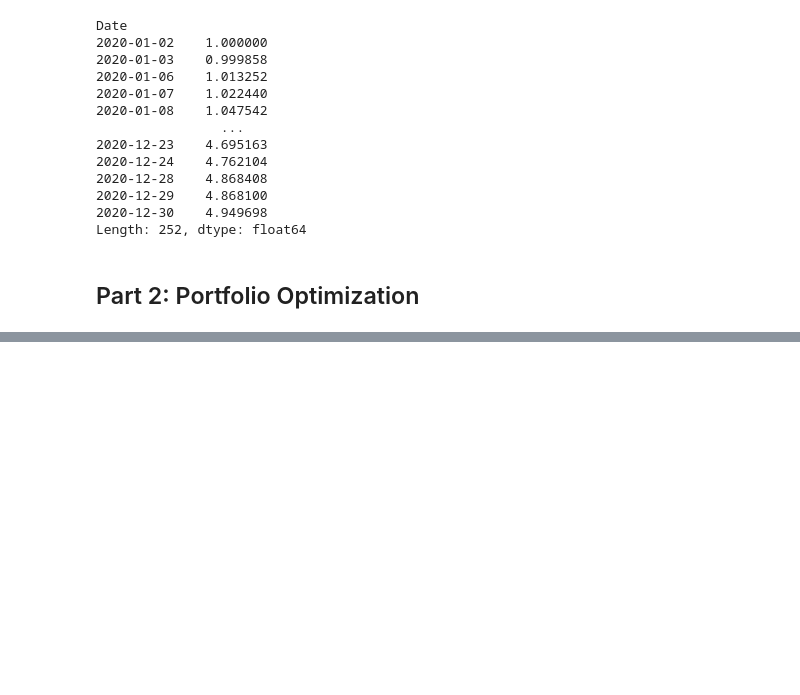
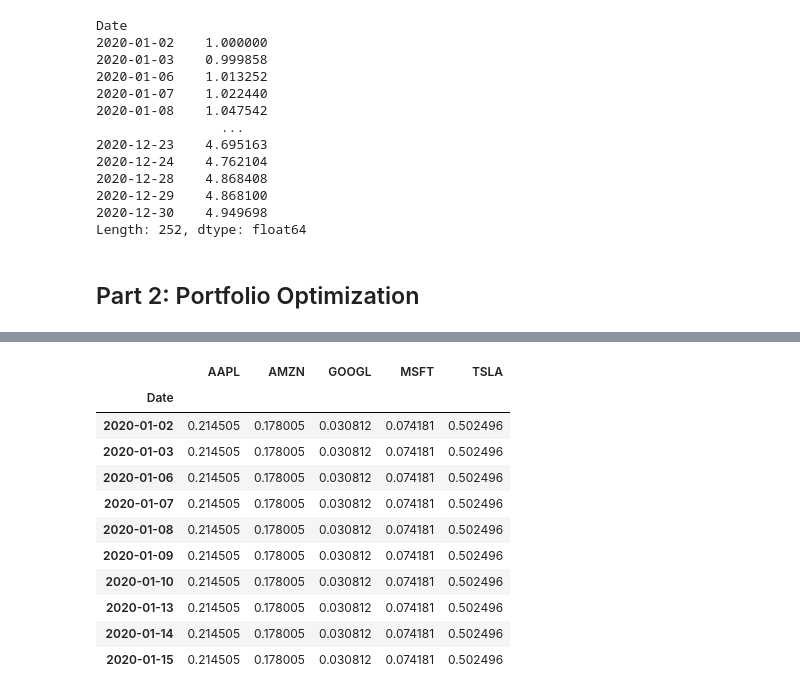
Before and after one commit to AmirGhnbr/smart_beta_portfolio_optimization, a Jupyter notebook: smart_beta_portfolio_optimization.ipynb, the cells around one changed output, grey strips where cells are left out. Drawn from its saved outputs; the diff is of its cells as text; code cells hidden in the pictures; blank space fills up the shorter version.

```diff
--- a/smart_beta_portfolio_optimization.ipynb
+++ b/smart_beta_portfolio_optimization.ipynb
@@ -217,0 +224,29 @@ Length: 252, dtype: float64
+# %%
+def get_covariance_returns(returns):
+    """
+    Calculate covariance matrices.
+
+    Parameters
+    ----------
+    returns : DataFrame
+        Returns for each ticker and date
+
+    Returns
+    -------
+    returns_covariance  : 2 dimensional Ndarray
+        The covariance of the returns
+    """
+    cleaned_returns = returns.fillna(0)
+    returns_covariance = np.cov(cleaned_returns.T)
+
+    return returns_covariance
+# %%
+covariance_returns = get_covariance_returns(returns)
+# %%
+covariance_returns = pd.DataFrame(covariance_returns, returns.columns, returns.columns)
+
+covariance_returns_correlation = np.linalg.inv(np.diag(np.sqrt(np.diag(covariance_returns))))
+covariance_returns_correlation = pd.DataFrame(
+    covariance_returns_correlation.dot(covariance_returns).dot(covariance_returns_correlation),
+    covariance_returns.index,
+    covariance_returns.columns)
@@ -217,0 +316,21 @@ Length: 252, dtype: float64
+# %%
+raw_optimal_single_rebalance_etf_weights = get_optimal_weights(covariance_returns.values, market_cap_index_weight.iloc[-1])
+optimal_single_rebalance_etf_weights = pd.DataFrame(
+    np.tile(raw_optimal_single_rebalance_etf_weights, (len(returns.index), 1)),
+    returns.index,
+    returns.columns)
+# %%
+optimal_single_rebalance_etf_weights.head(10)
+# %% [output]
+|  | AAPL | AMZN | GOOGL | MSFT | TSLA |
+| Date |  |  |  |  |  |
+| 2020-01-02 | 0.214505 | 0.178005 | 0.030812 | 0.074181 | 0.502496 |
+| 2020-01-03 | 0.214505 | 0.178005 | 0.030812 | 0.074181 | 0.502496 |
+| 2020-01-06 | 0.214505 | 0.178005 | 0.030812 | 0.074181 | 0.502496 |
+| 2020-01-07 | 0.214505 | 0.178005 | 0.030812 | 0.074181 | 0.502496 |
+| 2020-01-08 | 0.214505 | 0.178005 | 0.030812 | 0.074181 | 0.502496 |
+| 2020-01-09 | 0.214505 | 0.178005 | 0.030812 | 0.074181 | 0.502496 |
+| 2020-01-10 | 0.214505 | 0.178005 | 0.030812 | 0.074181 | 0.502496 |
+| 2020-01-13 | 0.214505 | 0.178005 | 0.030812 | 0.074181 | 0.502496 |
+| 2020-01-14 | 0.214505 | 0.178005 | 0.030812 | 0.074181 | 0.502496 |
+| 2020-01-15 | 0.214505 | 0.178005 | 0.030812 | 0.074181 | 0.502496 |
```
Also changed, not shown: parts of 12 cells of this notebook.
